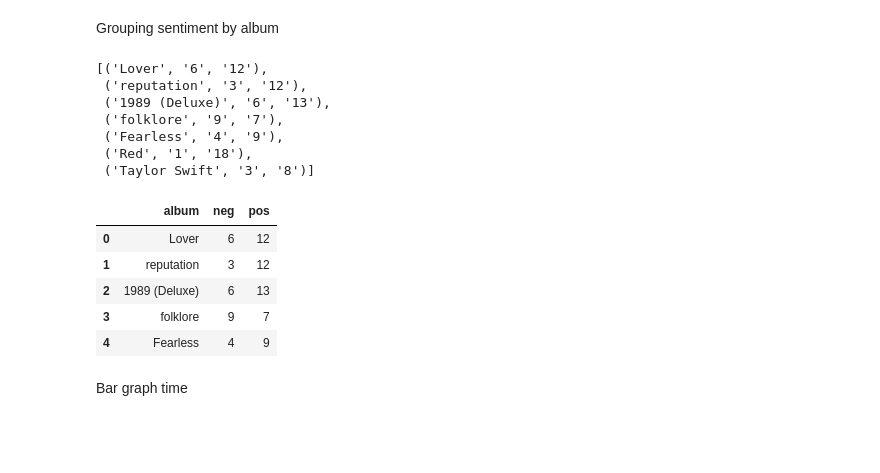
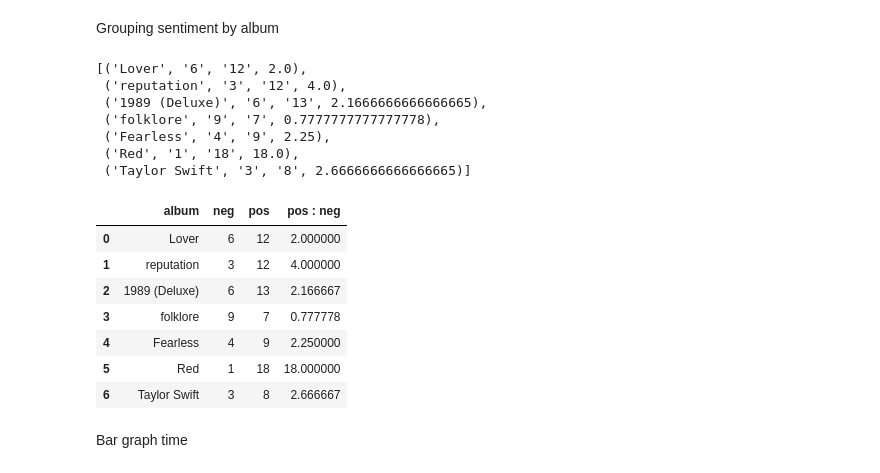
Before and after one commit to PoorviShetty/TS-Lyrics-Time, a Jupyter notebook: ts.ipynb, the cells around one changed output. Cells and saved outputs as stored; diff of their text form; code cells hidden in the pictures; blank space fills up the shorter version.

```diff
--- a/ts.ipynb
+++ b/ts.ipynb
@@ -166,12 +165,12 @@ for i in lyrics_data['song_title'].unique():
     album_name = lyrics_data['album'].where(lyrics_data['song_title'] == i).dropna().values[0]
     val_list = list(sia.polarity_scores(y).values())
     if val_list.index(m) == 2:
-        sent_list.append([i, album_name,'pos'])
+        sent_list.append([i, album_name,'pos', m])
     else:
-        sent_list.append([i, album_name,'neg'])
+        sent_list.append([i, album_name,'neg', m])
 
 # sent_list
 # %%
-sent_df = pd.DataFrame(sent_list, columns =['song_title', 'album', 'sentiment'])
+sent_df = pd.DataFrame(sent_list, columns =['song_title', 'album', 'sentiment', 'score'])
 sent_df
 # %% [output]
@@ -197,27 +214,29 @@ for i in lyrics_data['album'].unique():
     (unique, counts) = np.unique(album_sent, return_counts=True)
 
     frequencies = np.asarray((unique, counts)).T
-    album_sent_list.append((i, str(frequencies[0][1]), str(frequencies[1][1])))
+    album_sent_list.append((i, str(frequencies[0][1]), str(frequencies[1][1]), frequencies[1][1] / frequencies[0][1]))
 
 album_sent_list
 # %% [output]
-[('Lover', '6', '12'),
- ('reputation', '3', '12'),
- ('1989 (Deluxe)', '6', '13'),
- ('folklore', '9', '7'),
- ('Fearless', '4', '9'),
- ('Red', '1', '18'),
- ('Taylor Swift', '3', '8')]
+[('Lover', '6', '12', 2.0),
+ ('reputation', '3', '12', 4.0),
+ ('1989 (Deluxe)', '6', '13', 2.1666666666666665),
+ ('folklore', '9', '7', 0.7777777777777778),
+ ('Fearless', '4', '9', 2.25),
+ ('Red', '1', '18', 18.0),
+ ('Taylor Swift', '3', '8', 2.6666666666666665)]
 # %%
-album_sent_df = pd.DataFrame(album_sent_list, columns = ['album', 'neg', 'pos'])
-album_sent_df.head()
+album_sent_df = pd.DataFrame(album_sent_list, columns = ['album', 'neg', 'pos', 'pos : neg'])
+album_sent_df
 # %% [output]
-|  | album | neg | pos |
-| 0 | Lover | 6 | 12 |
-| 1 | reputation | 3 | 12 |
-| 2 | 1989 (Deluxe) | 6 | 13 |
-| 3 | folklore | 9 | 7 |
-| 4 | Fearless | 4 | 9 |
+|  | album | neg | pos | pos : neg |
+| 0 | Lover | 6 | 12 | 2.000000 |
+| 1 | reputation | 3 | 12 | 4.000000 |
+| 2 | 1989 (Deluxe) | 6 | 13 | 2.166667 |
+| 3 | folklore | 9 | 7 | 0.777778 |
+| 4 | Fearless | 4 | 9 | 2.250000 |
+| 5 | Red | 1 | 18 | 18.000000 |
+| 6 | Taylor Swift | 3 | 8 | 2.666667 |
 # %% [markdown]
 Bar graph time
 # %%
```
Also changed, not shown: parts of 8 cells of this notebook.
